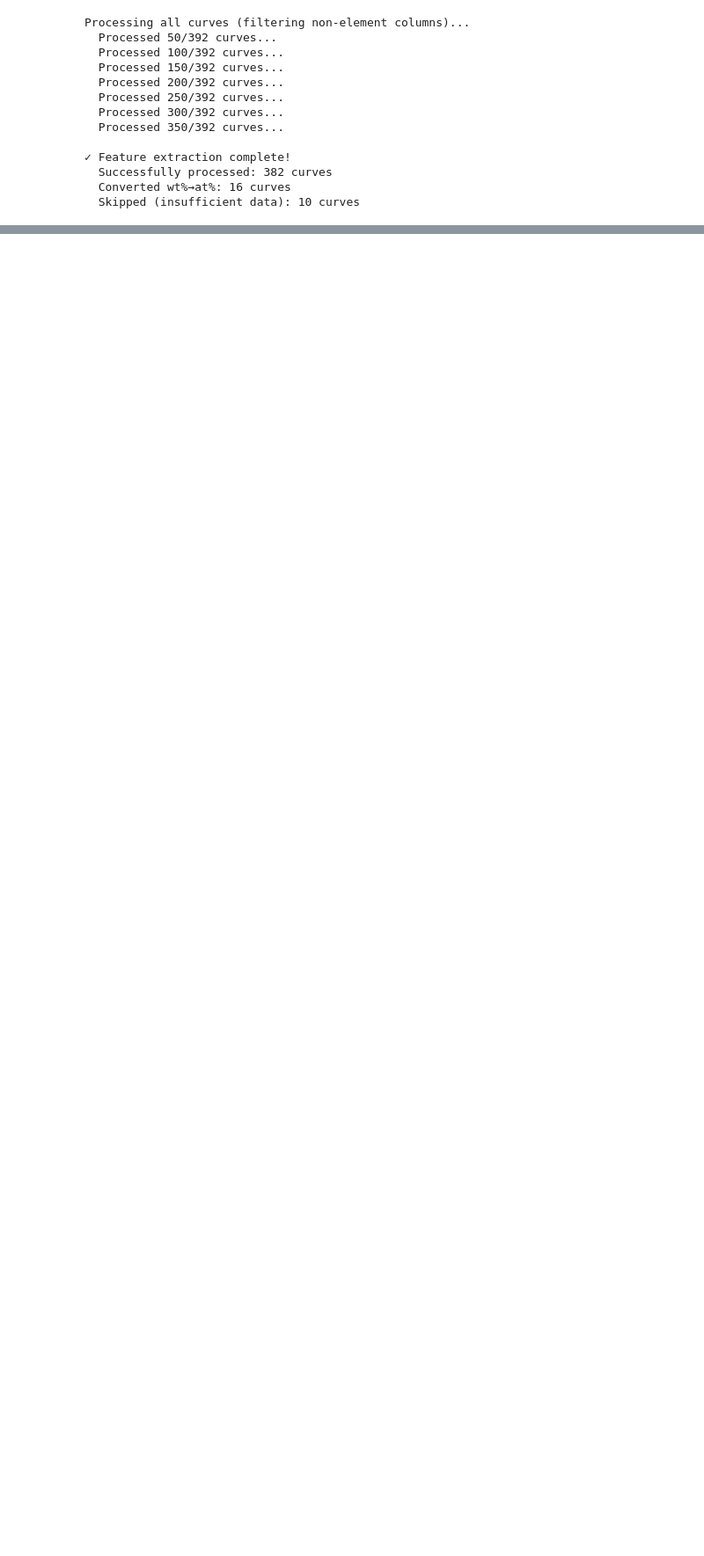
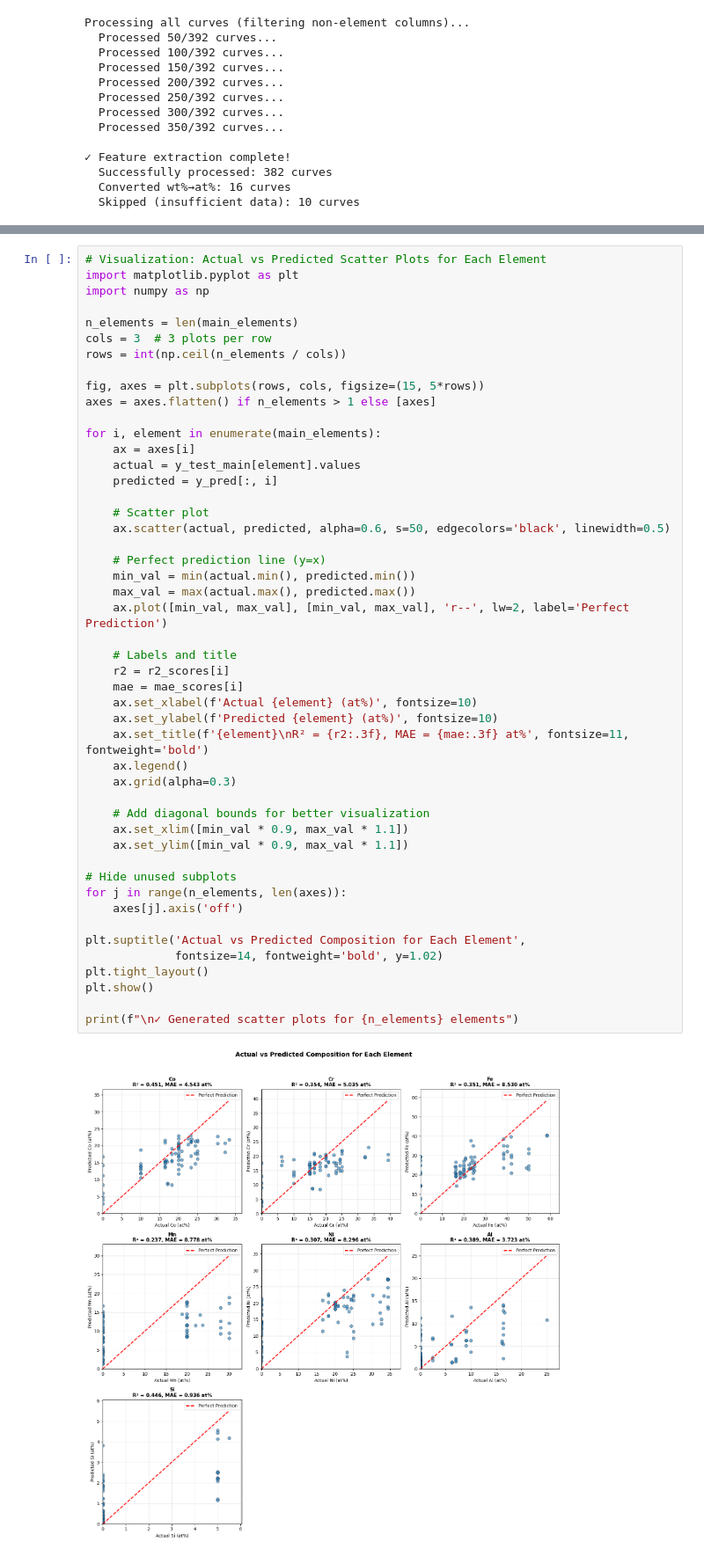
Before and after one commit to YashviBhagat/Thesis_Data_Collection, a Jupyter notebook: models/train_test.ipynb, the cells around one changed output, grey strips where cells are left out. Shown at 88% size. Cells and saved outputs as stored; diff of their text form; blank space fills up the shorter version.

```diff
--- a/models/train_test.ipynb
+++ b/models/train_test.ipynb
@@ -532,0 +940,50 @@ Data Split Summary:
+# %%
+# Visualization: Actual vs Predicted Scatter Plots for Each Element
+import matplotlib.pyplot as plt
+import numpy as np
+
+n_elements = len(main_elements)
+cols = 3  # 3 plots per row
+rows = int(np.ceil(n_elements / cols))
+
+fig, axes = plt.subplots(rows, cols, figsize=(15, 5*rows))
+axes = axes.flatten() if n_elements > 1 else [axes]
+
+for i, element in enumerate(main_elements):
+    ax = axes[i]
+    actual = y_test_main[element].values
+    predicted = y_pred[:, i]
+
+    # Scatter plot
+    ax.scatter(actual, predicted, alpha=0.6, s=50, edgecolors='black', linewidth=0.5)
+
+    # Perfect prediction line (y=x)
+    min_val = min(actual.min(), predicted.min())
+    max_val = max(actual.max(), predicted.max())
+    ax.plot([min_val, max_val], [min_val, max_val], 'r--', lw=2, label='Perfect Prediction')
+
+    # Labels and title
+    r2 = r2_scores[i]
+    mae = mae_scores[i]
+    ax.set_xlabel(f'Actual {element} (at%)', fontsize=10)
+    ax.set_ylabel(f'Predicted {element} (at%)', fontsize=10)
+    ax.set_title(f'{element}\nR² = {r2:.3f}, MAE = {mae:.3f} at%', fontsize=11, fontweight='bold')
+    ax.legend()
+    ax.grid(alpha=0.3)
+
+    # Add diagonal bounds for better visualization
+    ax.set_xlim([min_val * 0.9, max_val * 1.1])
+    ax.set_ylim([min_val * 0.9, max_val * 1.1])
+
+# Hide unused subplots
+for j in range(n_elements, len(axes)):
+    axes[j].axis('off')
+
+plt.suptitle('Actual vs Predicted Composition for Each Element',
+             fontsize=14, fontweight='bold', y=1.02)
+plt.tight_layout()
+plt.show()
+
+print(f"\n✓ Generated scatter plots for {n_elements} elements")
+# %% [output]
+[figure, added]
```
Also changed, not shown: parts of 22 cells of this notebook, 15 other files.
